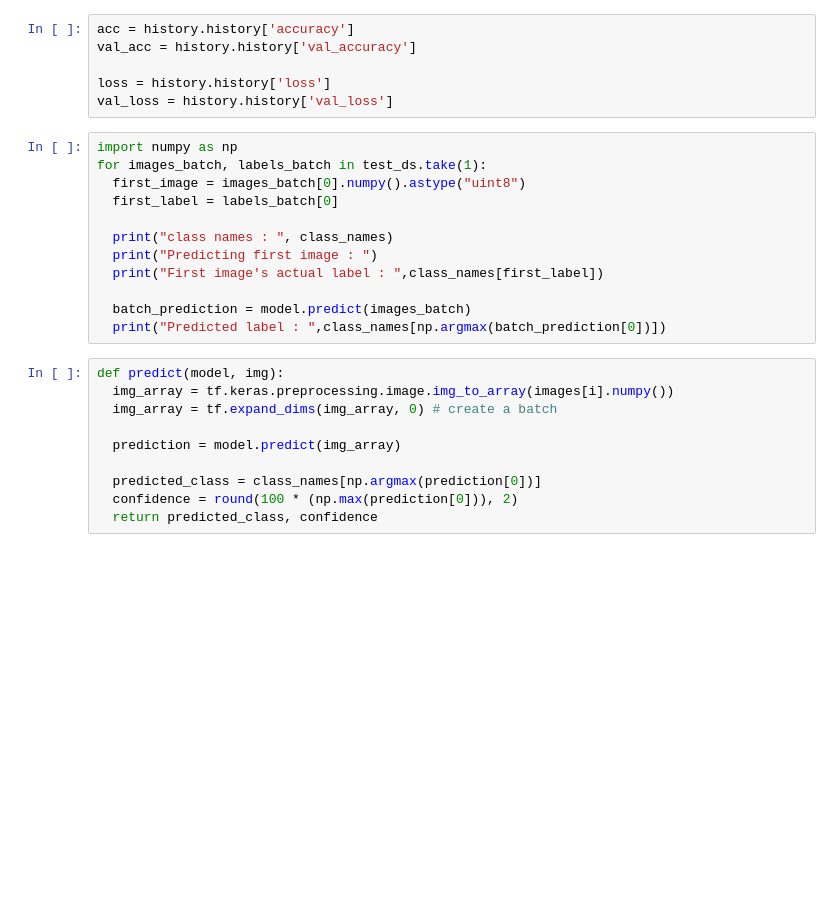
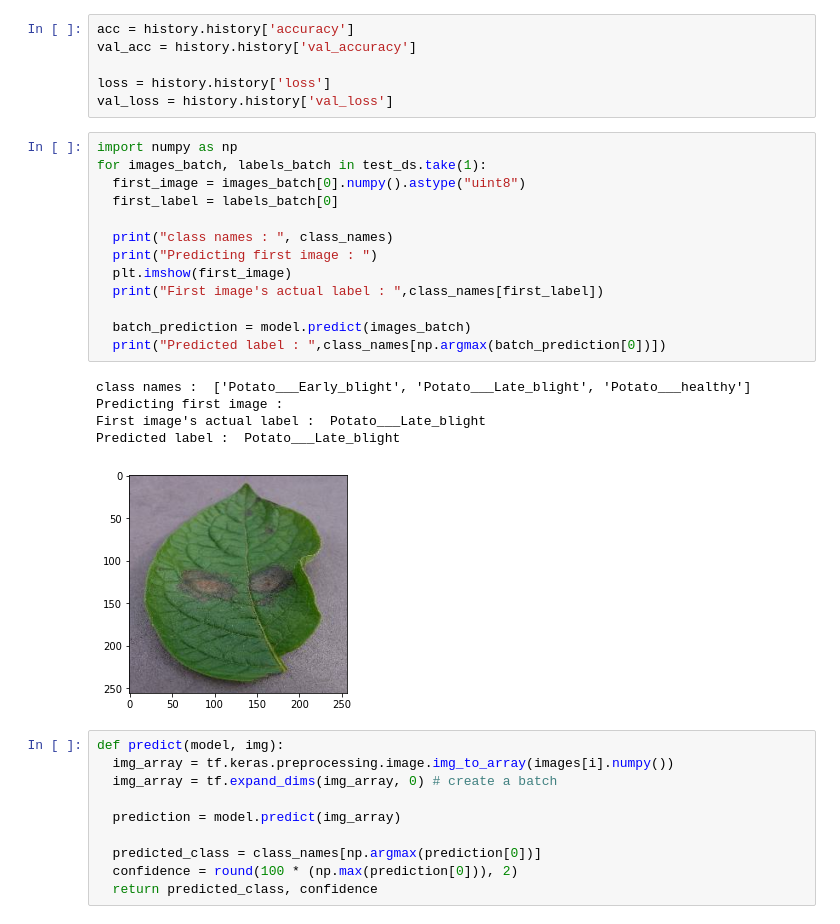
Before and after one commit to adityaraj-mishra/plant-disease-prototype, a Jupyter notebook: training/training.ipynb, the cells around one changed output. Drawn from its saved outputs; the diff is of its cells as text; blank space fills up the shorter version.

```diff
--- a/training/training.ipynb
+++ b/training/training.ipynb
@@ -156,15 +184,22 @@ val_loss = history.history['val_loss']
 # %%
 import numpy as np
 for images_batch, labels_batch in test_ds.take(1):
   first_image = images_batch[0].numpy().astype("uint8")
   first_label = labels_batch[0]
 
   print("class names : ", class_names)
   print("Predicting first image : ")
+  plt.imshow(first_image)
   print("First image's actual label : ",class_names[first_label])
 
   batch_prediction = model.predict(images_batch)
   print("Predicted label : ",class_names[np.argmax(batch_prediction[0])])
+# %% [output]
+class names :  ['Potato___Early_blight', 'Potato___Late_blight', 'Potato___healthy']
+Predicting first image :
+First image's actual label :  Potato___Late_blight
+Predicted label :  Potato___Late_blight
+[figure, added]
 # %%
 def predict(model, img):
   img_array = tf.keras.preprocessing.image.img_to_array(images[i].numpy())
```
Also changed, not shown: parts of 12 cells of this notebook.
